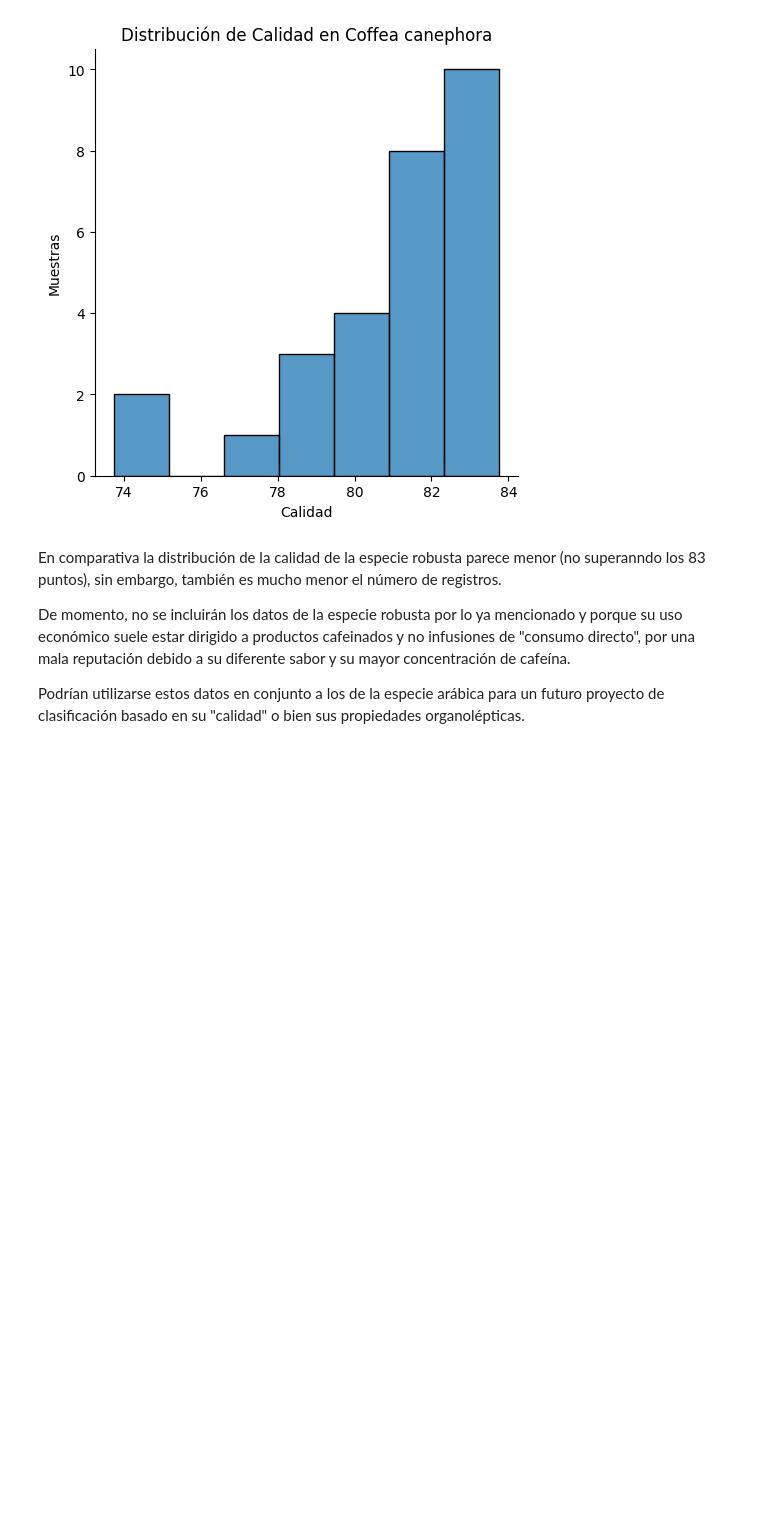
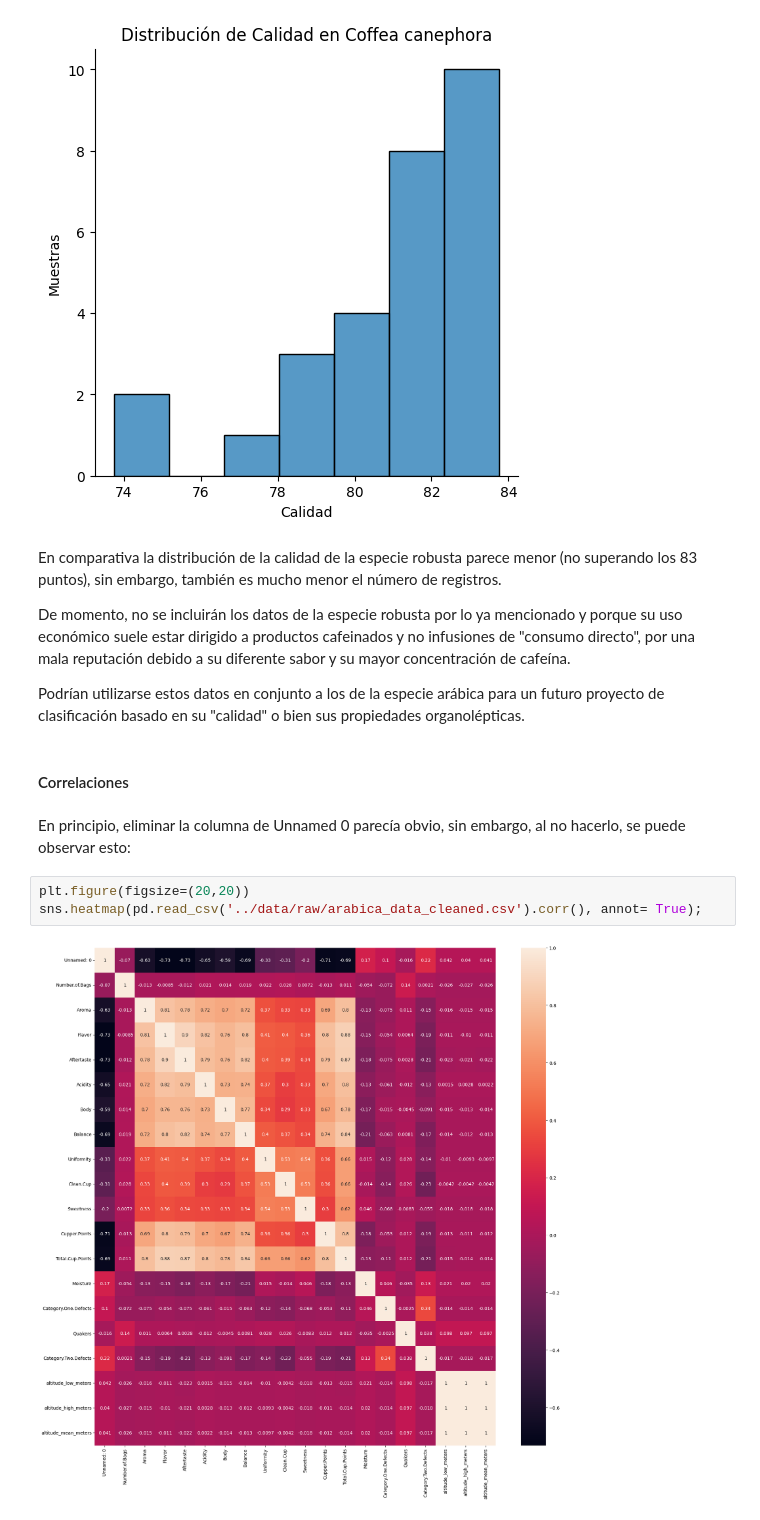
Before and after one commit to GiamoSalerno/Calidad_del_Cafe_ML, a Jupyter notebook: notebooks/01_EDA.ipynb, the cells around one changed output. Saved outputs shown, nothing was run; the diff lists cells and outputs as text; blank space fills up the shorter version.

Commit message:
Preprocessing data

```diff
--- a/notebooks/01_EDA.ipynb
+++ b/notebooks/01_EDA.ipynb
@@ -92,8 +97,17 @@ plt.ylabel('Muestras');
 <Figure size 640x480 with 0 Axes>
 [figure]
 # %% [markdown]
-En comparativa la distribución de la calidad de la especie robusta parece menor (no superanndo los 83 puntos), sin embargo, también es mucho menor el número de registros.
+En comparativa la distribución de la calidad de la especie robusta parece menor (no superando los 83 puntos), sin embargo, también es mucho menor el número de registros.
 
 De momento, no se incluirán los datos de la especie robusta por lo ya mencionado y porque su uso económico suele estar dirigido a productos cafeinados y no infusiones de "consumo directo", por una mala reputación debido a su diferente sabor y su mayor concentración de cafeína.
 
 Podrían utilizarse estos datos en conjunto a los de la especie arábica para un futuro proyecto de clasificación basado en su "calidad" o bien sus propiedades organolépticas.
+# %% [markdown]
+#### Correlaciones
+# %% [markdown]
+En principio, eliminar la columna de Unnamed 0 parecía obvio, sin embargo, al no hacerlo, se puede observar esto:
+# %%
+plt.figure(figsize=(20,20))
+sns.heatmap(pd.read_csv('../data/raw/arabica_data_cleaned.csv').corr(), annot= True);
+# %% [output]
+[figure, added]
```
Also changed, not shown: parts of 11 cells of this notebook, 6 other files.
